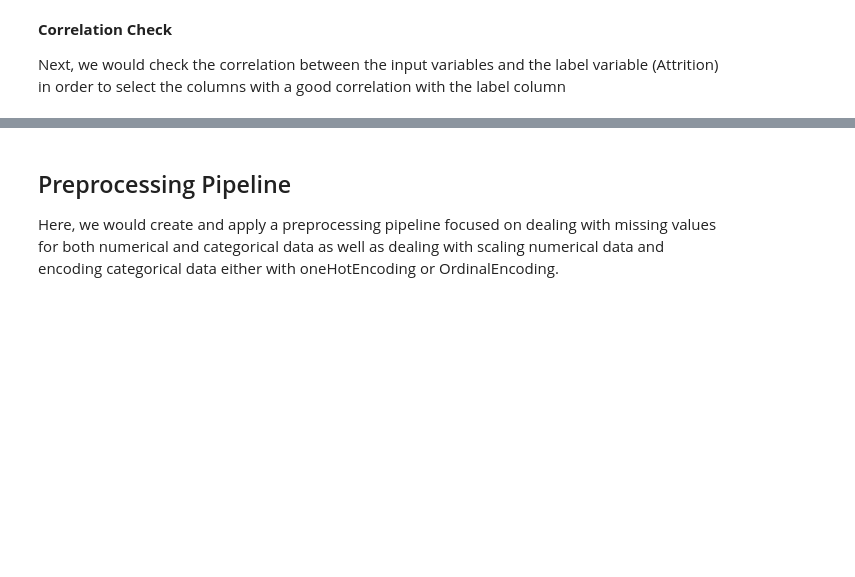
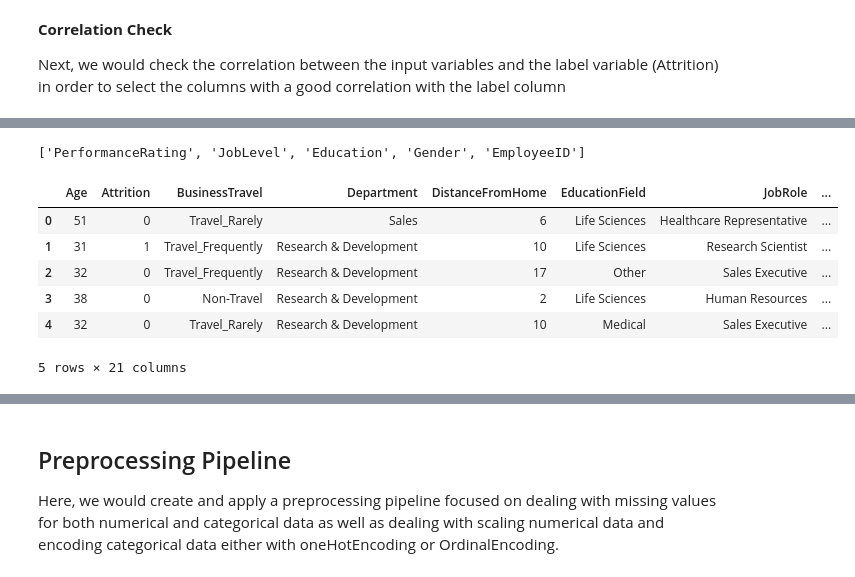
Before and after one commit to P-Asare/AI_final_H4U, a Jupyter notebook: AI_Final_Project.ipynb, the cells around one changed output, grey strips where cells are left out. Saved outputs shown, nothing was run; the diff lists cells and outputs as text; code cells hidden in the pictures; blank space fills up the shorter version.

```diff
--- a/AI_Final_Project.ipynb
+++ b/AI_Final_Project.ipynb
@@ -572,0 +612,3 @@ continuous_cols = final_merged_data.drop(categorical_columns, axis=1, inplace=Fa
+# %%
+rejected_cols = ['PerformanceRating', 'JobLevel', 'Education', 'Gender']
+rejected_cols
@@ -572,0 +659,16 @@ continuous_cols = final_merged_data.drop(categorical_columns, axis=1, inplace=Fa
+# %%
+rejected_cols.append('EmployeeID')
+rejected_cols
+# %% [output]
+['PerformanceRating', 'JobLevel', 'Education', 'Gender', 'EmployeeID']
+# %%
+final_merged_data.drop(rejected_cols, axis=1, inplace=True)
+final_merged_data.head()
+# %% [output]
+|  | Age | Attrition | BusinessTravel | Department | DistanceFromHome | EducationField | JobRole | ... |
+| 0 | 51 | 0 | Travel_Rarely | Sales | 6 | Life Sciences | Healthcare Representative | ... |
+| 1 | 31 | 1 | Travel_Frequently | Research & Development | 10 | Life Sciences | Research Scientist | ... |
+| 2 | 32 | 0 | Travel_Frequently | Research & Development | 17 | Other | Sales Executive | ... |
+| 3 | 38 | 0 | Non-Travel | Research & Development | 2 | Life Sciences | Human Resources | ... |
+| 4 | 32 | 0 | Travel_Rarely | Research & Development | 10 | Medical | Sales Executive | ... |
+5 rows × 21 columns
```
Also changed, not shown: parts of 17 cells of this notebook.
